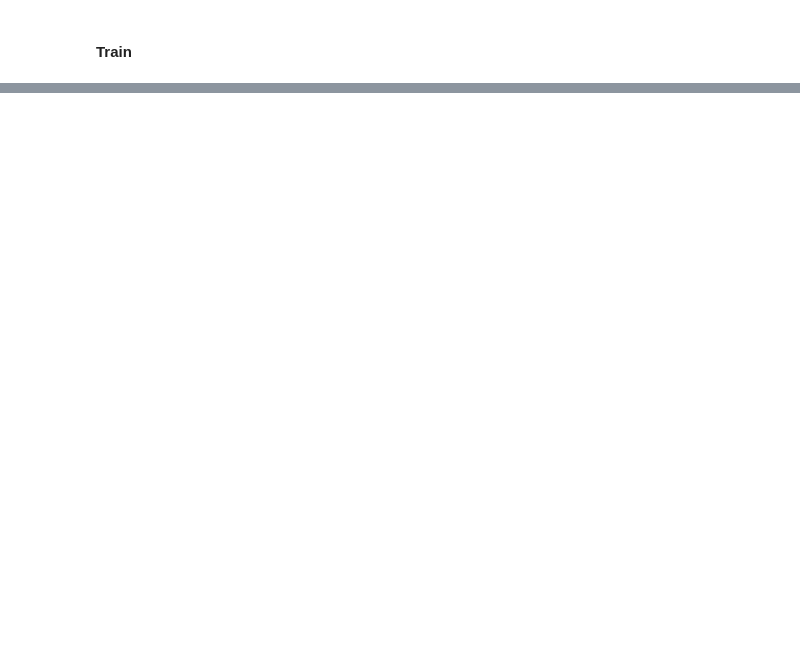
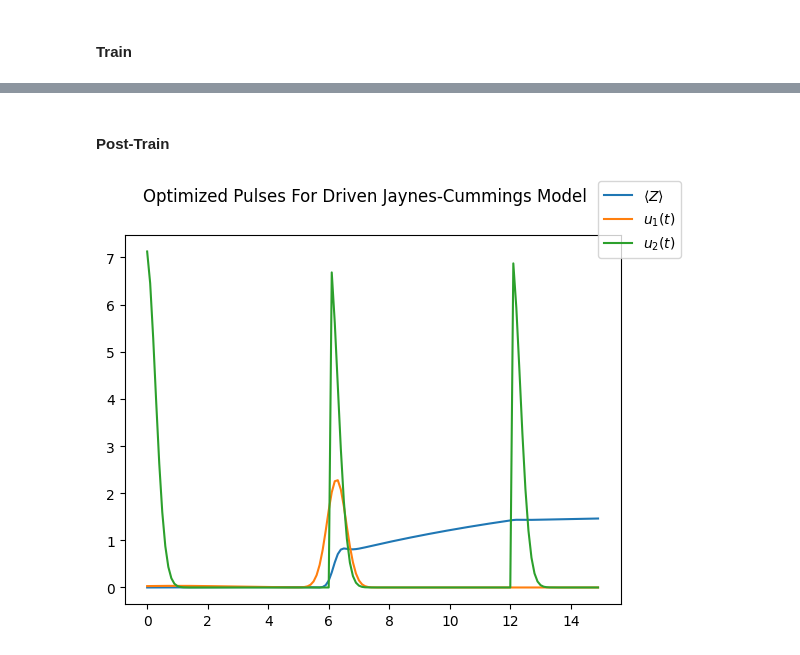
Before and after one commit to connorblake1/jiang-research, a Jupyter notebook: FiniteGKP/jaxpulse_testing.ipynb, the cells around one changed output, grey strips where cells are left out. Cells and saved outputs as stored; diff of their text form; code cells hidden in the pictures; blank space fills up the shorter version.

```diff
--- a/FiniteGKP/jaxpulse_testing.ipynb
+++ b/FiniteGKP/jaxpulse_testing.ipynb
@@ -173,7 +179,7 @@ fig_pre.show()
 #### Train
 # %%
 opt_open_controller = open_controller.optimize(
-    N_steps=50,
+    N_steps=200,
     verbosity=2,
 )
 # %% [output]
@@ -180,0 +203,14 @@ TypeError: OptimalController.<lambda>() takes 1 positional argument but 2 were g
+# %% [markdown]
+#### Post-Train
+# %%
+fig_open_opt, ax_open_opt = plt.subplots()
+opt_open_controller.plot(
+    ax_open_opt,
+    exp_ops=[Z],
+    exp_names=[r"$\langle Z\rangle$"]
+)
+fig_open_opt.legend()
+fig_open_opt.suptitle("Optimized Pulses For Driven Jaynes-Cummings Model")
+fig_open_opt.show()
+# %% [output]
+[figure, added]
```
Also changed, not shown: parts of 7 cells of this notebook, 6 other files.
